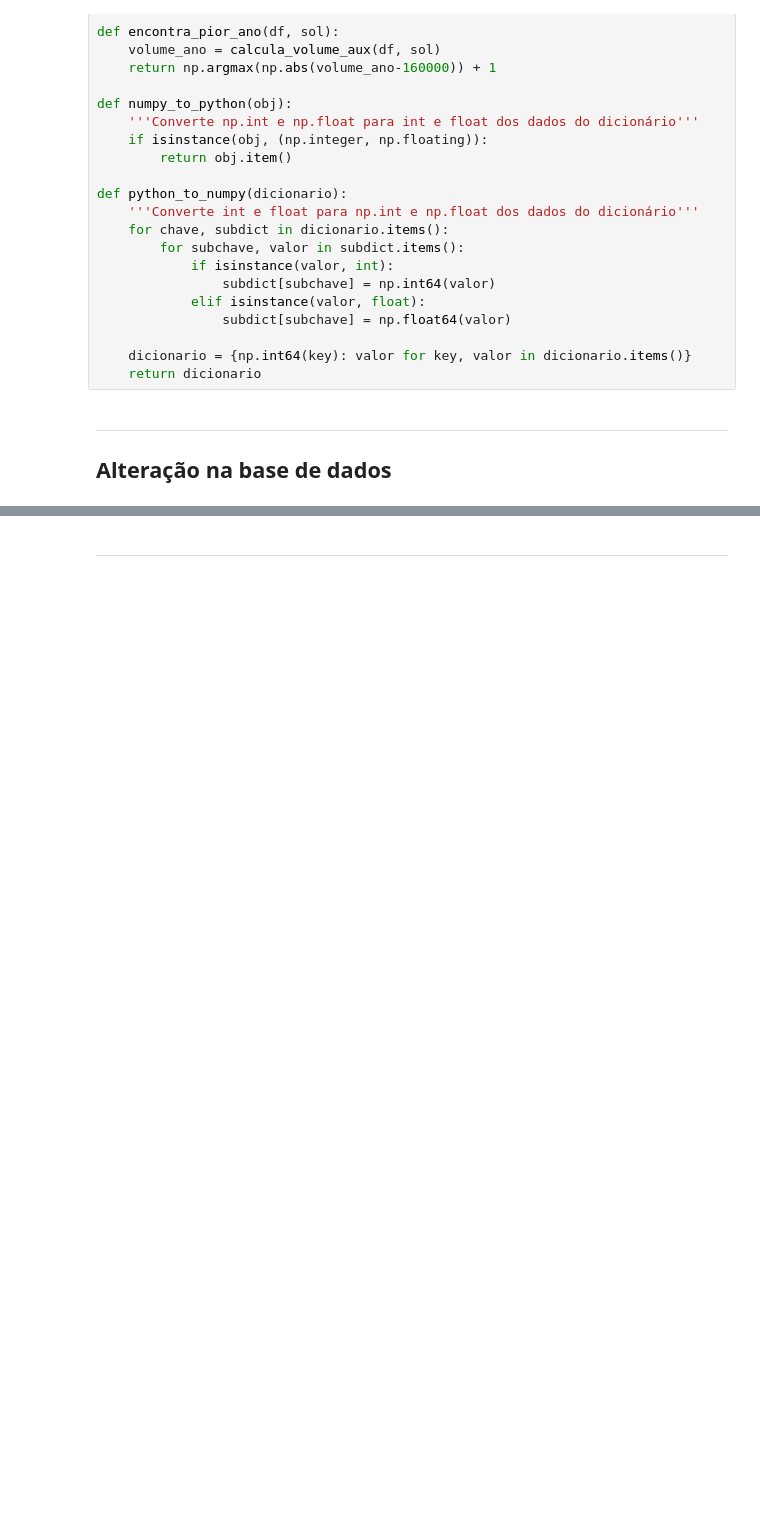
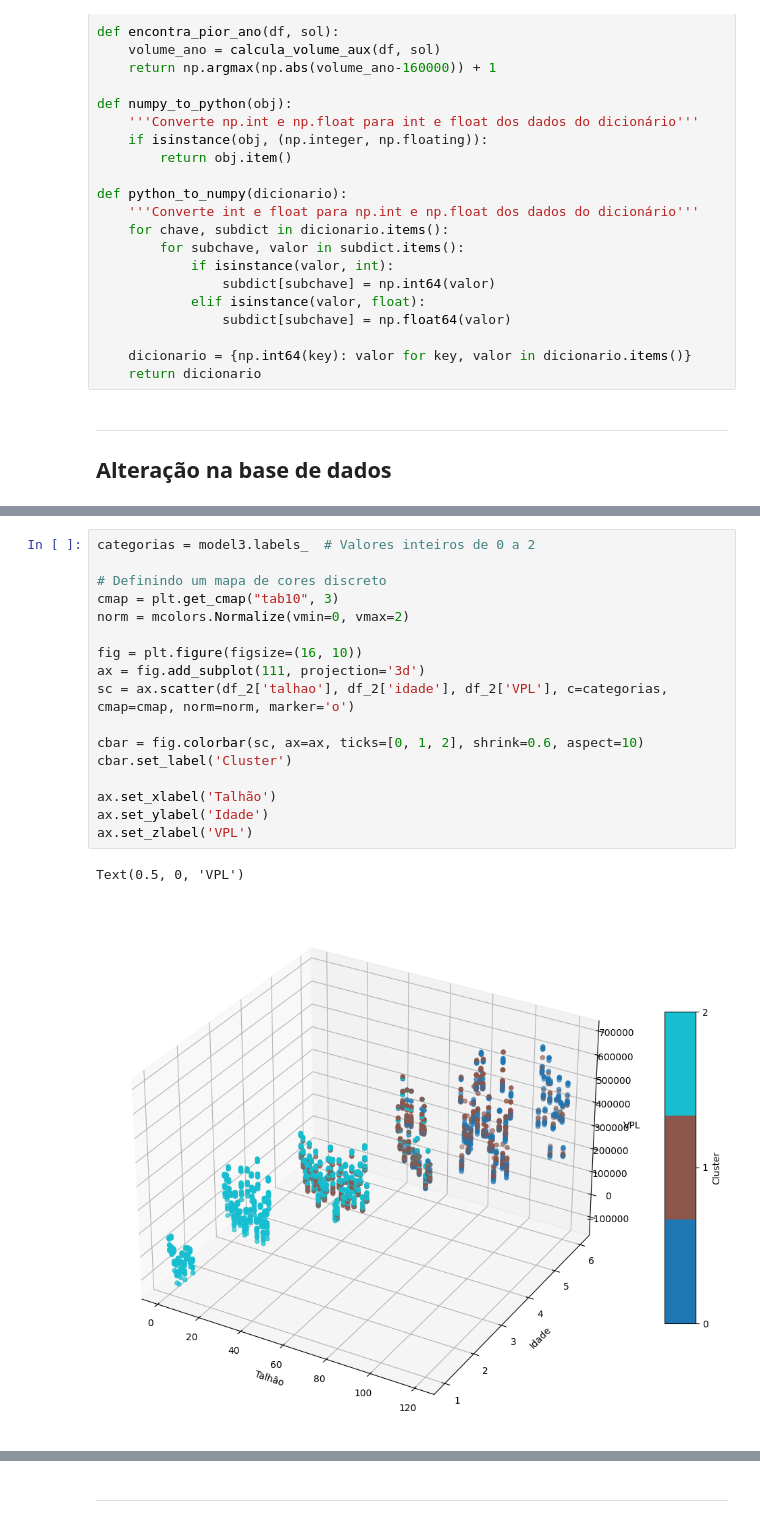
Before and after one commit to gabrielramos731/planejamento-florestal, a Jupyter notebook: T2-BH/T2/Algoritmo_Genetico/experimentos_ag.ipynb, the cells around one changed output, grey strips where cells are left out. Saved outputs shown, nothing was run; the diff lists cells and outputs as text; blank space fills up the shorter version.

```diff
--- a/T2-BH/T2/Algoritmo_Genetico/experimentos_ag.ipynb
+++ b/T2-BH/T2/Algoritmo_Genetico/experimentos_ag.ipynb
@@ -105,0 +142,20 @@ df_2.to_csv('../base_reduzida.csv', index=False)
+# %%
+categorias = model3.labels_  # Valores inteiros de 0 a 2
+
+# Definindo um mapa de cores discreto
+cmap = plt.get_cmap("tab10", 3)
+norm = mcolors.Normalize(vmin=0, vmax=2)
+
+fig = plt.figure(figsize=(16, 10))
+ax = fig.add_subplot(111, projection='3d')
+sc = ax.scatter(df_2['talhao'], df_2['idade'], df_2['VPL'], c=categorias, cmap=cmap, norm=norm, marker='o')
+
+cbar = fig.colorbar(sc, ax=ax, ticks=[0, 1, 2], shrink=0.6, aspect=10)
+cbar.set_label('Cluster')
+
+ax.set_xlabel('Talhão')
+ax.set_ylabel('Idade')
+ax.set_zlabel('VPL')
+# %% [output]
+Text(0.5, 0, 'VPL')
+[figure, added]
```
Also changed, not shown: parts of 15 cells of this notebook.
